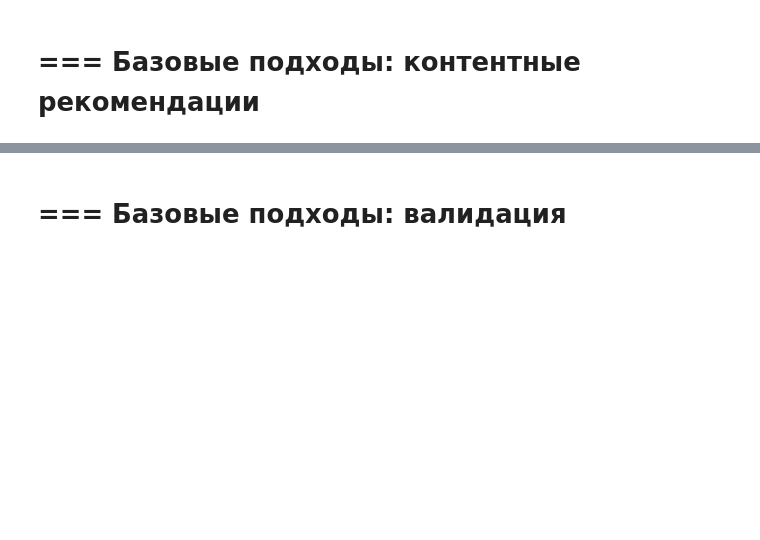
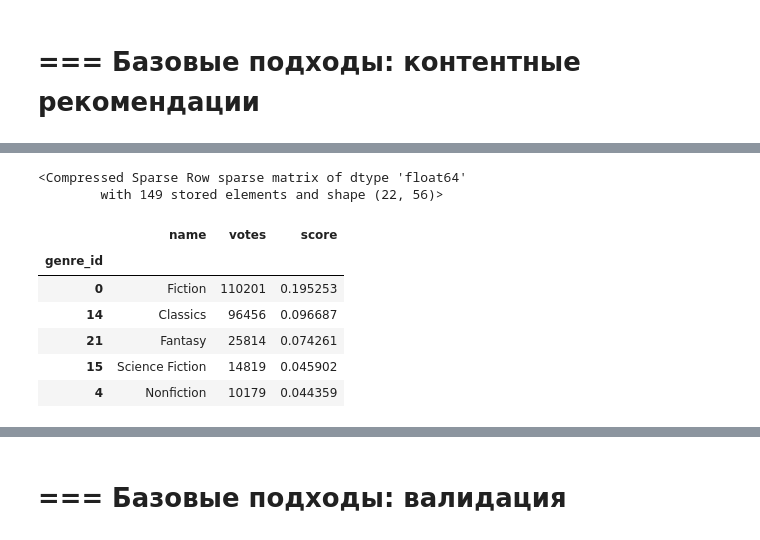
Before and after one commit to TLMCH/mle-recsys-start, a Jupyter notebook: main_offline.ipynb, the cells around one changed output, grey strips where cells are left out. Saved outputs shown, nothing was run; the diff lists cells and outputs as text; code cells hidden in the pictures; blank space fills up the shorter version.

```diff
--- a/main_offline.ipynb
+++ b/main_offline.ipynb
@@ -462,0 +560,10 @@ Name: title, dtype: object
+# %%
+user_id = 1000010
+user_events = events_train.query("user_id == @user_id")[["item_id", "rating"]]
+user_items = items[items["item_id"].isin(user_events["item_id"])]
+
+user_items_genres_csr = get_item2genre_matrix(get_genres(user_items), user_items)
+user_items_genres_csr
+# %% [output]
+<Compressed Sparse Row sparse matrix of dtype 'float64'
+        with 149 stored elements and shape (22, 56)>
@@ -462,0 +580,16 @@ Name: title, dtype: object
+# %%
+# выведем список жанров, которые предпочитает пользователь
+
+user_genres = get_genres(user_items).copy()
+user_genres["score"] = np.ravel(user_genres_scores)
+user_genres = user_genres[user_genres["score"] > 0].sort_values(by=["score"], ascending=False)
+
+user_genres.head(5)
+# %% [output]
+|  | name | votes | score |
+| genre_id |  |  |  |
+| 0 | Fiction | 110201 | 0.195253 |
+| 14 | Classics | 96456 | 0.096687 |
+| 21 | Fantasy | 25814 | 0.074261 |
+| 15 | Science Fiction | 14819 | 0.045902 |
+| 4 | Nonfiction | 10179 | 0.044359 |
```
Also changed, not shown: parts of 17 cells of this notebook.
